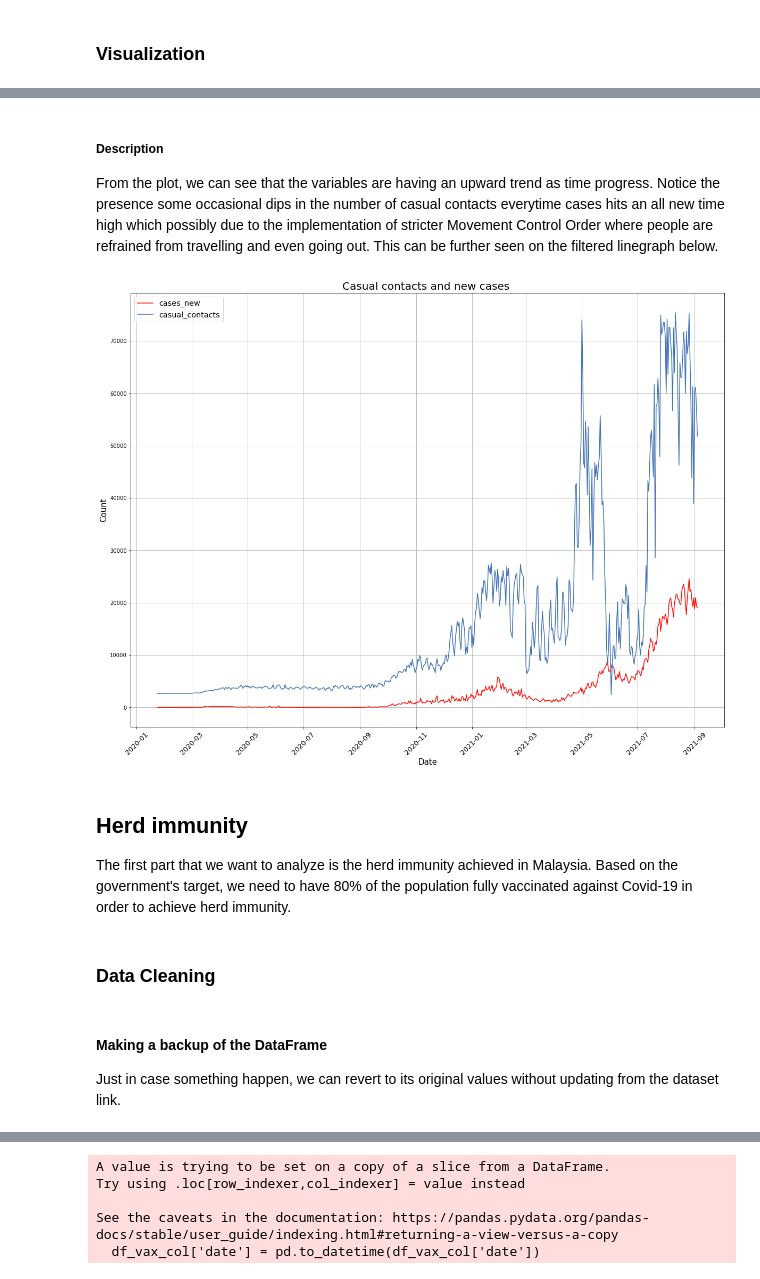
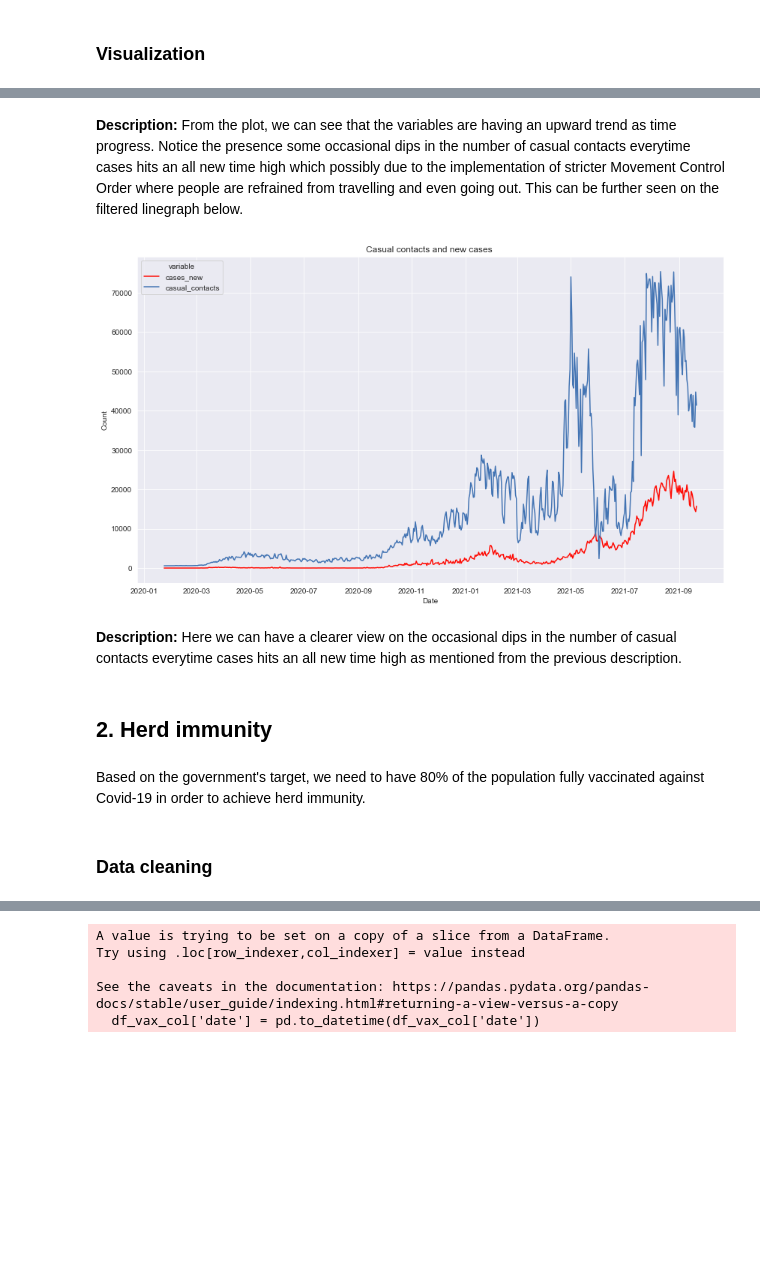
Before and after one commit to ameerhaziq20/data-science-portfolio, a Jupyter notebook: Malaysia_COVID_19_Cases_Analysis_and_Prediction/Malaysia_COVID_19_Cases_Analysis.ipynb, the cells around one changed output, grey strips where cells are left out. Cells and saved outputs as stored; diff of their text form; code cells hidden in the pictures; blank space fills up the shorter version.

```diff
--- a/Malaysia_COVID_19_Cases_Analysis_and_Prediction/Malaysia_COVID_19_Cases_Analysis.ipynb
+++ b/Malaysia_COVID_19_Cases_Analysis_and_Prediction/Malaysia_COVID_19_Cases_Analysis.ipynb
@@ -256,3 +258,8 @@ cleaned_df.sort_values(by='date',ascending=True)
 # %% [markdown]
 ### Visualization
+# %%
+import seaborn as sns
+import matplotlib.pyplot as plt
+
+sns.set_style("darkgrid")
 # %% [markdown]
@@ -295,40 +297,35 @@ plt.show()
 # %% [markdown]
-##### Description
-From the plot, we can see that the variables are having an upward trend as time progress. Notice the presence some occasional dips in the number of casual contacts everytime cases hits an all new time high which possibly due to the implementation of stricter Movement Control Order where people are refrained from travelling and even going out. This can be further seen on the filtered linegraph below.
+**Description:** From the plot, we can see that the variables are having an upward trend as time progress. Notice the presence some occasional dips in the number of casual contacts everytime cases hits an all new time high which possibly due to the implementation of stricter Movement Control Order where people are refrained from travelling and even going out. This can be further seen on the filtered linegraph below.
 # %%
-import seaborn as sns
-import matplotlib.pyplot as plt
-
-fig=plt.figure(figsize=(20,15))
-plt.title('Casual contacts and new cases ',fontsize=20)
-plt.xticks(rotation=45,fontsize=13)
+#plot multiple line graph
+fig=plt.figure(figsize=(14,8))
+plt.title('Casual contacts and new cases ')
+plt.xticks(rotation=0)
 
 colors = ["#FF0B04", "#4374B3"]
 
 
 sns.lineplot(data=pd.melt(cleaned_df[['cases_new','casual_contacts','date']], 'date'),
              x="date",
              y='value',
              hue='variable',
              palette=colors
             )
 
-plt.legend(fontsize='x-large', title_fontsize=10)
+plt.xlabel('Date')
+plt.ylabel('Count')
 
-plt.xlabel('Date',fontsize=15)
-plt.ylabel('Count',fontsize=15)
-
-plt.grid()
 plt.show()
 # %% [output]
-[figure, old version]
+[figure, new version]
+# %% [markdown]
+**Description:** Here we can have a clearer view on the occasional dips in the number of casual contacts everytime cases hits an all new time high as mentioned from the previous description.
 # %% [markdown]
-## Herd immunity
-The first part that we want to analyze is the herd immunity achieved in Malaysia. Based on the government's target, we need to have 80% of the population fully vaccinated against Covid-19 in order to achieve herd immunity.
+<a id='herd_immunity'></a>
+## 2. Herd immunity
+# %% [markdown]
+Based on the government's target, we need to have 80% of the population fully vaccinated against Covid-19 in order to achieve herd immunity.
 # %% [markdown]
-### Data Cleaning
+<a id='herd_immunity_c'></a>
+### Data cleaning
-# %% [markdown]
-#### Making a backup of the DataFrame
-
-Just in case something happen, we can revert to its original values without updating from the dataset link.
 # %%
```
Also changed, not shown: parts of 130 cells of this notebook, 4 other files.
